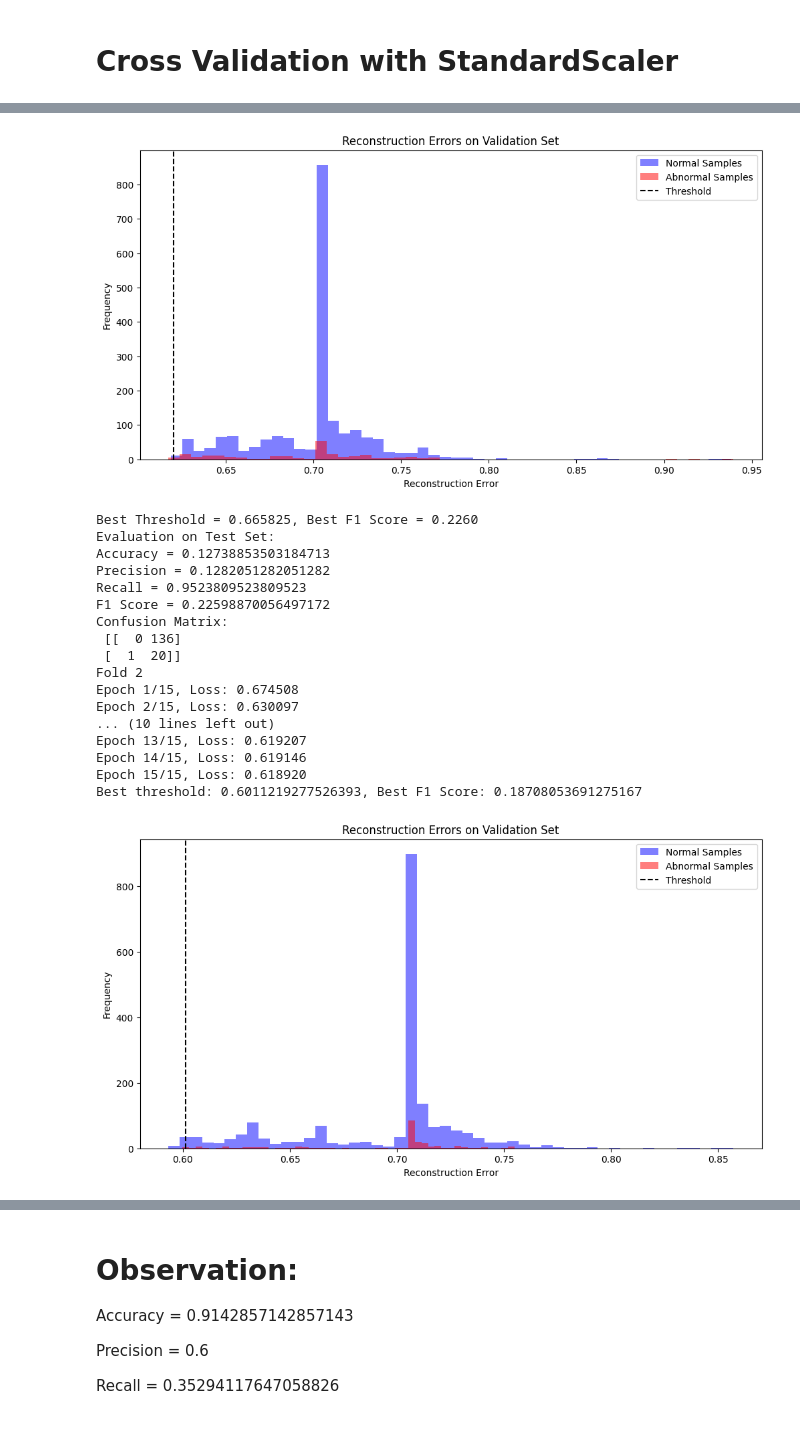
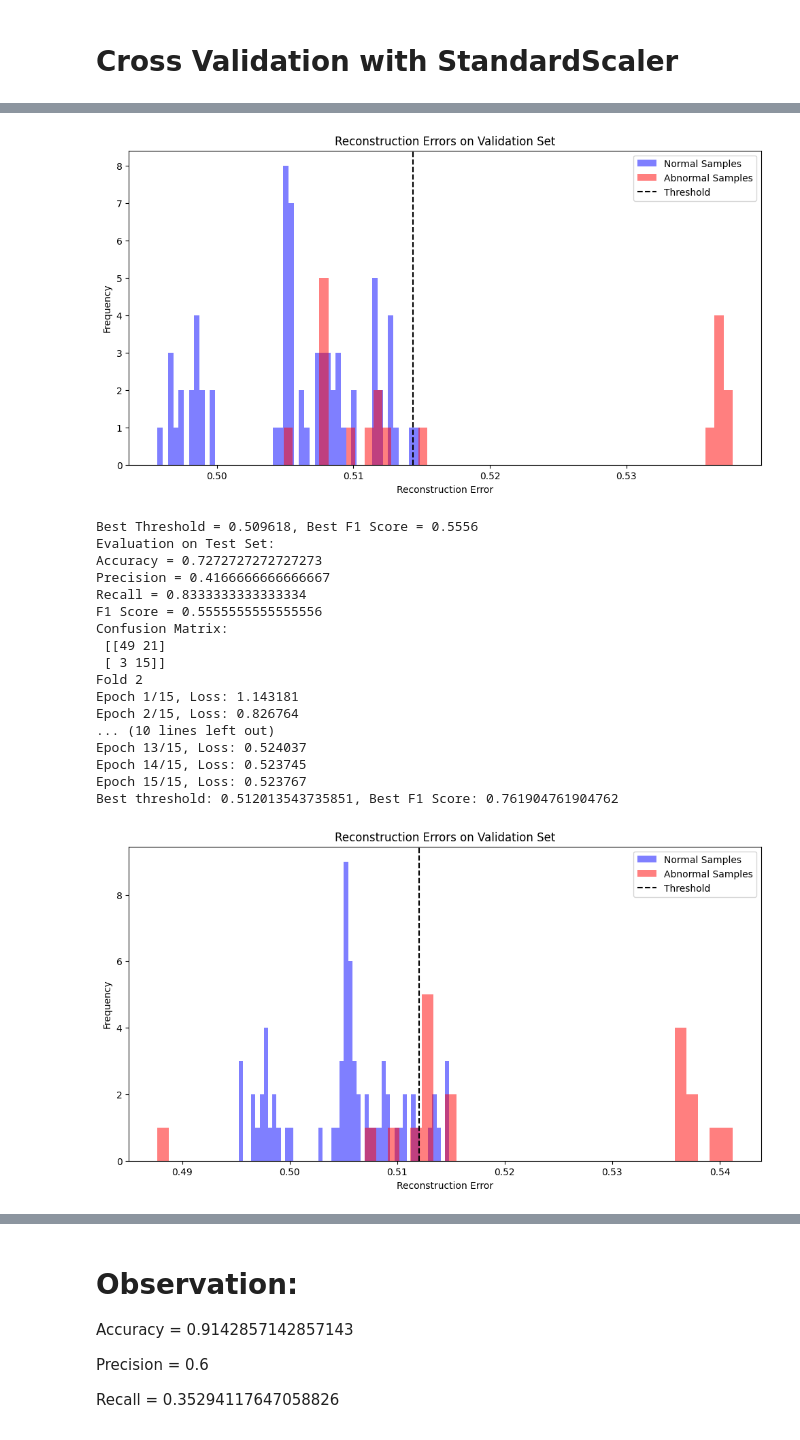
Before and after one commit to maddiew95/SmartIoT-2025, a Jupyter notebook: GANs models/FSGANs/few-shot-gan.ipynb, the cells around one changed output, grey strips where cells are left out. Saved outputs shown, nothing was run; the diff lists cells and outputs as text; code cells hidden in the pictures.

Commit message:
use fs as standard for cross val, and possible preprocessings

```diff
--- a/GANs models/FSGANs/few-shot-gan.ipynb
+++ b/GANs models/FSGANs/few-shot-gan.ipynb
@@ -1,7 +1,7 @@
 # %%
 import torch, torchaudio, torchvision.transforms as transforms, matplotlib.pyplot as plt, torch.nn as nn, torch.optim as optim, numpy as np
 from torchvision.models import vgg16, VGG16_Weights
-from torch.utils.data import DataLoader, TensorDataset
+from torch.utils.data import DataLoader, TensorDataset, Dataset
 from PIL import Image
 from sklearn.model_selection import train_test_split
 from sklearn.preprocessing import MinMaxScaler, StandardScaler
@@ -9,10 +9,9 @@ from sklearn.model_selection import  StratifiedKFold
 from sklearn.metrics import f1_score, precision_score, recall_score, accuracy_score, confusion_matrix, auc, classification_report, roc_auc_score
 from torch.autograd import grad
 
-print(torch.cuda.device_count())
 cuda0 = torch.device("cuda:0")
 cuda1 = torch.device("cuda:1")
-device = cuda1
+device = cuda0
 print(torch.cuda.get_device_name(device) if torch.cuda.is_available() else "No GPU available")
 data = np.load("../../hvcm/RFQ.npy", allow_pickle=True)
 label = np.load("../../hvcm/RFQ_labels.npy", allow_pickle=True)
@@ -366,7 +557,10 @@ combine_data = np.concatenate((combine_data_normal, data[label == 1]), axis=0)
 combine_label = np.concatenate((np.zeros(len(combine_labels_normal)), label[label == 1]), axis=0)  # Labels: 0 for real, 0 for generated
 
 skf = StratifiedKFold(n_splits=5, shuffle=True, random_state=42)
-scaled_data = StandardScaler().fit_transform(combine_data.reshape(-1, combine_data.shape[-1])).reshape(combine_data.shape)
-features = process_dataset(scaled_data)
-print("Features shape:", features.shape)
+scaled_normal_data = StandardScaler().fit_transform(combine_data_normal.reshape(-1, combine_data_normal.shape[-1])).reshape(combine_data_normal.shape)
+scaled_original_data = StandardScaler().fit_transform(data.reshape(-1, data.shape[-1])).reshape(data.shape)
+features_original = process_dataset_multichannel(scaled_original_data)
+print("Features shape:", features_original.shape)
+features_normal = process_dataset_multichannel(scaled_normal_data)
+print("Features shape:", features_normal.shape)
 # %% [output]
@@ -375,24 +585,30 @@ Features shape: (1562, 14, 4096)
 # Cross Validation with StandardScaler
 # %%
 
-for fold, (train_idx, val_idx) in enumerate(skf.split(features, combine_label)):
+for fold, (train_idx, val_idx) in enumerate(skf.split(features_original, label)):
 
     print(f"Fold {fold + 1}")
 
-    # Get full fold data
-    fold_data, fold_labels = features[train_idx], combine_label[train_idx]
-    val_data, val_labels = features[val_idx], combine_label[val_idx]
+   # Get full fold data
+    fold_data, fold_labels = features_original[train_idx], label[train_idx]
+    val_data, val_labels = features_original[val_idx], label[val_idx]
 
     # Split into training and validation folds
     X_train, X_temp, y_train, y_temp = train_test_split(fold_data, fold_labels, test_size=0.2, shuffle=True, random_state=42)
     X_val, X_test, y_val, y_test = train_test_split(val_data, val_labels, test_size=0.5, shuffle=True, random_state=42)
 
+
     # Train autoencoder on the training fold
-    model = train_autoencoder(X_train[y_train == 0], epochs=15, batch_size=32)
+    model = train_autoencoder(features_normal, epochs=15, batch_size=64)
+
+    # Add channel dimension to X_val
+    X_val = X_val[:, np.newaxis, :]
 
     # Evaluate on validation fold
-    val_errors_normal = compute_reconstruction_loss(model, X_val[y_val == 0])
-    val_errors_abnormal = compute_reconstruction_loss(model, X_val[y_val == 1])
+    val_normal = X_val[y_val == 0]
+    val_abnormal = X_val[y_val == 1]
+    val_errors_normal = compute_reconstruction_loss(model, val_normal)
+    val_errors_abnormal = compute_reconstruction_loss(model, val_abnormal)
     val_errors = np.concatenate([val_errors_normal, val_errors_abnormal])
     y_val_combined = np.concatenate([np.zeros(len(val_errors_normal)), np.ones(len(val_errors_abnormal))])
 
@@ -411,7 +627,7 @@ for fold, (train_idx, val_idx) in enumerate(skf.split(features, combine_label)):
     plt.show()
 
 
-
+    X_test = X_test[:, np.newaxis, :]  # Add channel dimension
     val_errors_test = compute_reconstruction_loss(model, X_test)
 
 
@@ -438,19 +654,19 @@ Best threshold: 0.6204198484468941, Best F1 Score: 0.18560133166874743
-[figure, old version]
+[figure, new version]
-Best Threshold = 0.665825, Best F1 Score = 0.2260
+Best Threshold = 0.509618, Best F1 Score = 0.5556
 Evaluation on Test Set:
-Accuracy = 0.12738853503184713
-Precision = 0.1282051282051282
-Recall = 0.9523809523809523
-F1 Score = 0.22598870056497172
+Accuracy = 0.7272727272727273
+Precision = 0.4166666666666667
+Recall = 0.8333333333333334
+F1 Score = 0.5555555555555556
 Confusion Matrix:
- [[  0 136]
- [  1  20]]
+ [[49 21]
+ [ 3 15]]
 Fold 2
-Epoch 1/15, Loss: 0.674508
-Epoch 2/15, Loss: 0.630097
+Epoch 1/15, Loss: 1.143181
+Epoch 2/15, Loss: 0.826764
 ... (10 lines left out)
-Epoch 13/15, Loss: 0.619207
-Epoch 14/15, Loss: 0.619146
-Epoch 15/15, Loss: 0.618920
-Best threshold: 0.6011219277526393, Best F1 Score: 0.18708053691275167
+Epoch 13/15, Loss: 0.524037
+Epoch 14/15, Loss: 0.523745
+Epoch 15/15, Loss: 0.523767
+Best threshold: 0.512013543735851, Best F1 Score: 0.761904761904762
-[figure, old version]
+[figure, new version]
```
Also changed, not shown: parts of 8 cells of this notebook, 11 other files.
